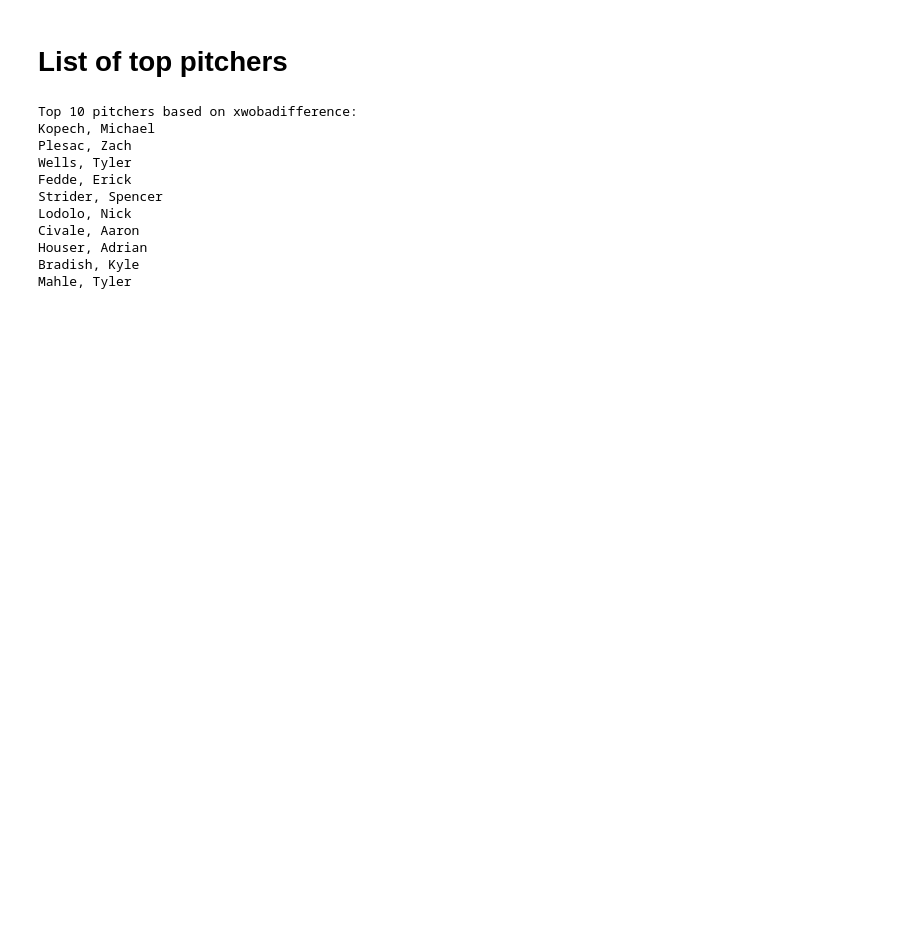
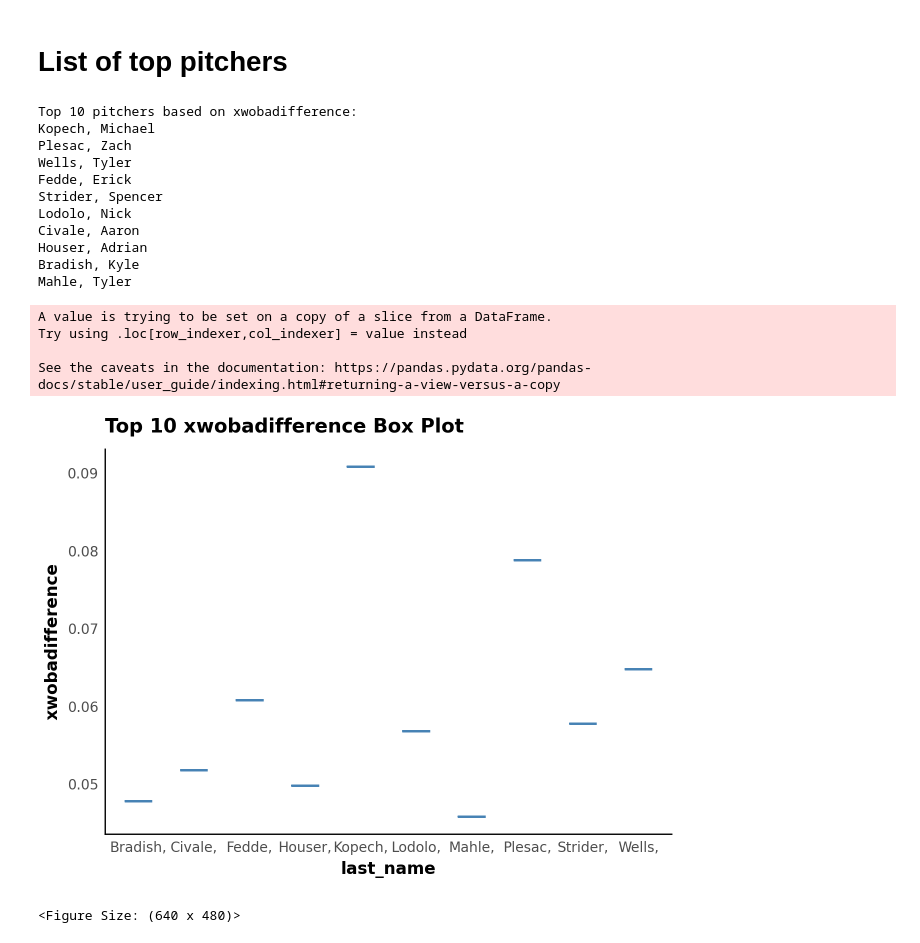
Before and after one commit to dangrant6/xWOBA-Difference, a Jupyter notebook: xWOBA.ipynb, the cells around one changed output. Cells and saved outputs as stored; diff of their text form; code cells hidden in the pictures; blank space fills up the shorter version.

Commit message:
make a better plot

```diff
--- a/xWOBA.ipynb
+++ b/xWOBA.ipynb
@@ -54,3 +57,27 @@ Civale, Aaron
 Houser, Adrian
 Bradish, Kyle
 Mahle, Tyler
+# %%
+combo = sorted_data.head(10)
+combo['last_name'] = combo['player_name'].str.split().str[0]
+(ggplot(combo) +
+ geom_boxplot(aes(x='last_name', y='xwobadifference'), fill='lightblue', color='steelblue', alpha=0.8, width=0.5) +
+ labs(title='Top 10 xwobadifference Box Plot',
+      x='last_name',
+      y='xwobadifference') +
+ theme_minimal() +
+ theme(plot_title=element_text(size=14, weight='bold'),
+       axis_text=element_text(size=10),
+       axis_title=element_text(size=12, weight='bold'),
+       axis_line=element_line(color='black'),
+       panel_grid_major=element_blank(),
+       panel_grid_minor=element_blank(),
+       legend_position='none')
+)
+# %% [output]
+A value is trying to be set on a copy of a slice from a DataFrame.
+Try using .loc[row_indexer,col_indexer] = value instead
+
+See the caveats in the documentation: https://pandas.pydata.org/pandas-docs/stable/user_guide/indexing.html#returning-a-view-versus-a-copy
+[figure, added]
+<Figure Size: (640 x 480)>
```
Also changed, not shown: parts of 3 cells of this notebook.
